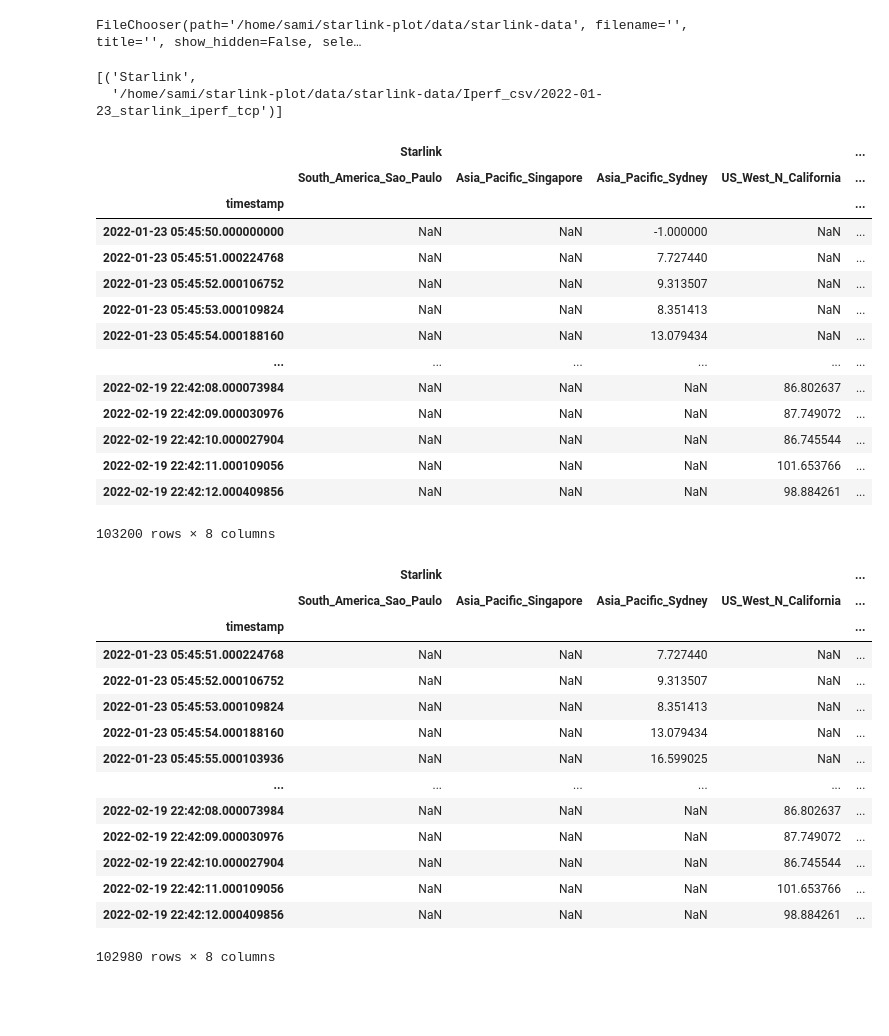
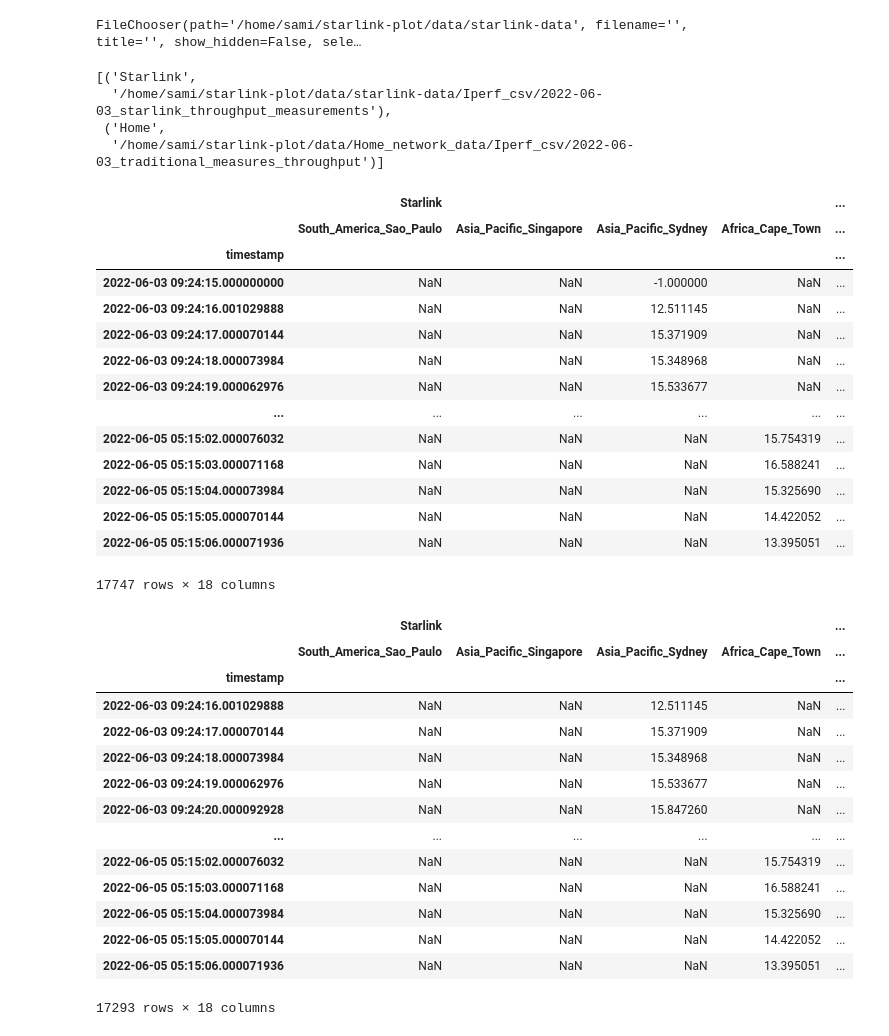
Before and after one commit to Starlink-Measurement/starlink-plot, a Jupyter notebook: plot_iperf3.ipynb, the cells around one changed output. Cells and saved outputs as stored; diff of their text form; code cells hidden in the pictures; blank space fills up the shorter version.

```diff
--- a/plot_iperf3.ipynb
+++ b/plot_iperf3.ipynb
@@ -107,14 +107,14 @@ def combine_reg(src, pattern, keep='bandwidth', first=3):
 from ipyfilechooser import FileChooser
 
 # Create and display a FileChooser widget
-fc = FileChooser('data/Home_network_data/')
-fc.sandbox_path = 'data/Home_network_data/'
+fc = FileChooser('data/Home_network_data/Iperf_csv/')
+fc.sandbox_path = 'data/Home_network_data/Iperf_csv/'
 display(fc)
 # %% [output]
 FileChooser(path='/home/sami/starlink-plot/data/Home_network_data', filename='', title='', show_hidden=False, …
 # %%
-fc1 = FileChooser('data/starlink-data/')
-fc1.sandbox_path = 'data/starlink-data/'
+fc1 = FileChooser('data/starlink-data/Iperf_csv/')
+fc1.sandbox_path = 'data/starlink-data/Iperf_csv/'
 display(fc1)
 # %% [output]
 FileChooser(path='/home/sami/starlink-plot/data/starlink-data', filename='', title='', show_hidden=False, sele…
@@ -129,12 +129,14 @@ if fc.selected_path:
 src_dirs
 # %% [output]
 [('Starlink',
-  '/home/sami/starlink-plot/data/starlink-data/Iperf_csv/2022-01-23_starlink_iperf_tcp')]
+  '/home/sami/starlink-plot/data/starlink-data/Iperf_csv/2022-06-03_starlink_throughput_measurements'),
+ ('Home',
+  '/home/sami/starlink-plot/data/Home_network_data/Iperf_csv/2022-06-03_traditional_measures_throughput')]
 # %%
 df = pd.DataFrame()
 for type_name, folder in src_dirs:
     #df = concat_df(args.src_folder, UDP_UP, [JITTER])
-    df_temp = combine_reg(folder, TCP_DOWN, first=1)
+    df_temp = combine_reg(folder, UDP_UP, first=1)
     df_temp = pd.concat({type_name: df_temp}, axis=1)
     if not df.empty:
         df = df.merge(df_temp, how='outer', left_index=True, right_index=True)
@@ -143,42 +145,43 @@ for type_name, folder in src_dirs:
 df
 # %% [output]
 |  | Starlink |  |  |  | ... |
-|  | South_America_Sao_Paulo | Asia_Pacific_Singapore | Asia_Pacific_Sydney | US_West_N_California | ... |
+|  | South_America_Sao_Paulo | Asia_Pacific_Singapore | Asia_Pacific_Sydney | Africa_Cape_Town | ... |
 | timestamp |  |  |  |  | ... |
-| 2022-01-23 05:45:50.000000000 | NaN | NaN | -1.000000 | NaN | ... |
-| 2022-01-23 05:45:51.000224768 | NaN | NaN | 7.727440 | NaN | ... |
-| 2022-01-23 05:45:52.000106752 | NaN | NaN | 9.313507 | NaN | ... |
-| 2022-01-23 05:45:53.000109824 | NaN | NaN | 8.351413 | NaN | ... |
-| 2022-01-23 05:45:54.000188160 | NaN | NaN | 13.079434 | NaN | ... |
+| 2022-06-03 09:24:15.000000000 | NaN | NaN | -1.000000 | NaN | ... |
+| 2022-06-03 09:24:16.001029888 | NaN | NaN | 12.511145 | NaN | ... |
+| 2022-06-03 09:24:17.000070144 | NaN | NaN | 15.371909 | NaN | ... |
+| 2022-06-03 09:24:18.000073984 | NaN | NaN | 15.348968 | NaN | ... |
+| 2022-06-03 09:24:19.000062976 | NaN | NaN | 15.533677 | NaN | ... |
 | ... | ... | ... | ... | ... | ... |
-| 2022-02-19 22:42:08.000073984 | NaN | NaN | NaN | 86.802637 | ... |
-| 2022-02-19 22:42:09.000030976 | NaN | NaN | NaN | 87.749072 | ... |
-| 2022-02-19 22:42:10.000027904 | NaN | NaN | NaN | 86.745544 | ... |
-| 2022-02-19 22:42:11.000109056 | NaN | NaN | NaN | 101.653766 | ... |
-| 2022-02-19 22:42:12.000409856 | NaN | NaN | NaN | 98.884261 | ... |
+| 2022-06-05 05:15:02.000076032 | NaN | NaN | NaN | 15.754319 | ... |
+| 2022-06-05 05:15:03.000071168 | NaN | NaN | NaN | 16.588241 | ... |
+| 2022-06-05 05:15:04.000073984 | NaN | NaN | NaN | 15.325690 | ... |
+| 2022-06-05 05:15:05.000070144 | NaN | NaN | NaN | 14.422052 | ... |
+| 2022-06-05 05:15:06.000071936 | NaN | NaN | NaN | 13.395051 | ... |
-103200 rows × 8 columns
+17747 rows × 18 columns
 # %%
 df_regs = df.replace(-1, pd.NA)
+df_regs = df_regs.astype(object).where(df_regs.notnull(), None)
 df_regs = df_regs.dropna(how='all').astype(float)
 #df = concat_df(args.src_folder, UDP_DOWN).sort_values('timestamp')
 #df_regs = df_regs.loc['2022-05-28 18:13:00':]
 #df = df.loc['2022-03-01 04:07:30':'2022-03-01 04:08:40']
 #df = df.loc['2022-03-01':'2022-03-02']
 
 df_regs
 # %% [output]
 |  | Starlink |  |  |  | ... |
-|  | South_America_Sao_Paulo | Asia_Pacific_Singapore | Asia_Pacific_Sydney | US_West_N_California | ... |
+|  | South_America_Sao_Paulo | Asia_Pacific_Singapore | Asia_Pacific_Sydney | Africa_Cape_Town | ... |
 | timestamp |  |  |  |  | ... |
-| 2022-01-23 05:45:51.000224768 | NaN | NaN | 7.727440 | NaN | ... |
-| 2022-01-23 05:45:52.000106752 | NaN | NaN | 9.313507 | NaN | ... |
-| 2022-01-23 05:45:53.000109824 | NaN | NaN | 8.351413 | NaN | ... |
-| 2022-01-23 05:45:54.000188160 | NaN | NaN | 13.079434 | NaN | ... |
-| 2022-01-23 05:45:55.000103936 | NaN | NaN | 16.599025 | NaN | ... |
+| 2022-06-03 09:24:16.001029888 | NaN | NaN | 12.511145 | NaN | ... |
+| 2022-06-03 09:24:17.000070144 | NaN | NaN | 15.371909 | NaN | ... |
+| 2022-06-03 09:24:18.000073984 | NaN | NaN | 15.348968 | NaN | ... |
+| 2022-06-03 09:24:19.000062976 | NaN | NaN | 15.533677 | NaN | ... |
+| 2022-06-03 09:24:20.000092928 | NaN | NaN | 15.847260 | NaN | ... |
 | ... | ... | ... | ... | ... | ... |
-| 2022-02-19 22:42:08.000073984 | NaN | NaN | NaN | 86.802637 | ... |
-| 2022-02-19 22:42:09.000030976 | NaN | NaN | NaN | 87.749072 | ... |
-| 2022-02-19 22:42:10.000027904 | NaN | NaN | NaN | 86.745544 | ... |
-| 2022-02-19 22:42:11.000109056 | NaN | NaN | NaN | 101.653766 | ... |
-| 2022-02-19 22:42:12.000409856 | NaN | NaN | NaN | 98.884261 | ... |
+| 2022-06-05 05:15:02.000076032 | NaN | NaN | NaN | 15.754319 | ... |
+| 2022-06-05 05:15:03.000071168 | NaN | NaN | NaN | 16.588241 | ... |
+| 2022-06-05 05:15:04.000073984 | NaN | NaN | NaN | 15.325690 | ... |
+| 2022-06-05 05:15:05.000070144 | NaN | NaN | NaN | 14.422052 | ... |
+| 2022-06-05 05:15:06.000071936 | NaN | NaN | NaN | 13.395051 | ... |
-102980 rows × 8 columns
+17293 rows × 18 columns
```
Also changed, not shown: parts of 6 cells of this notebook, 3 other files.
